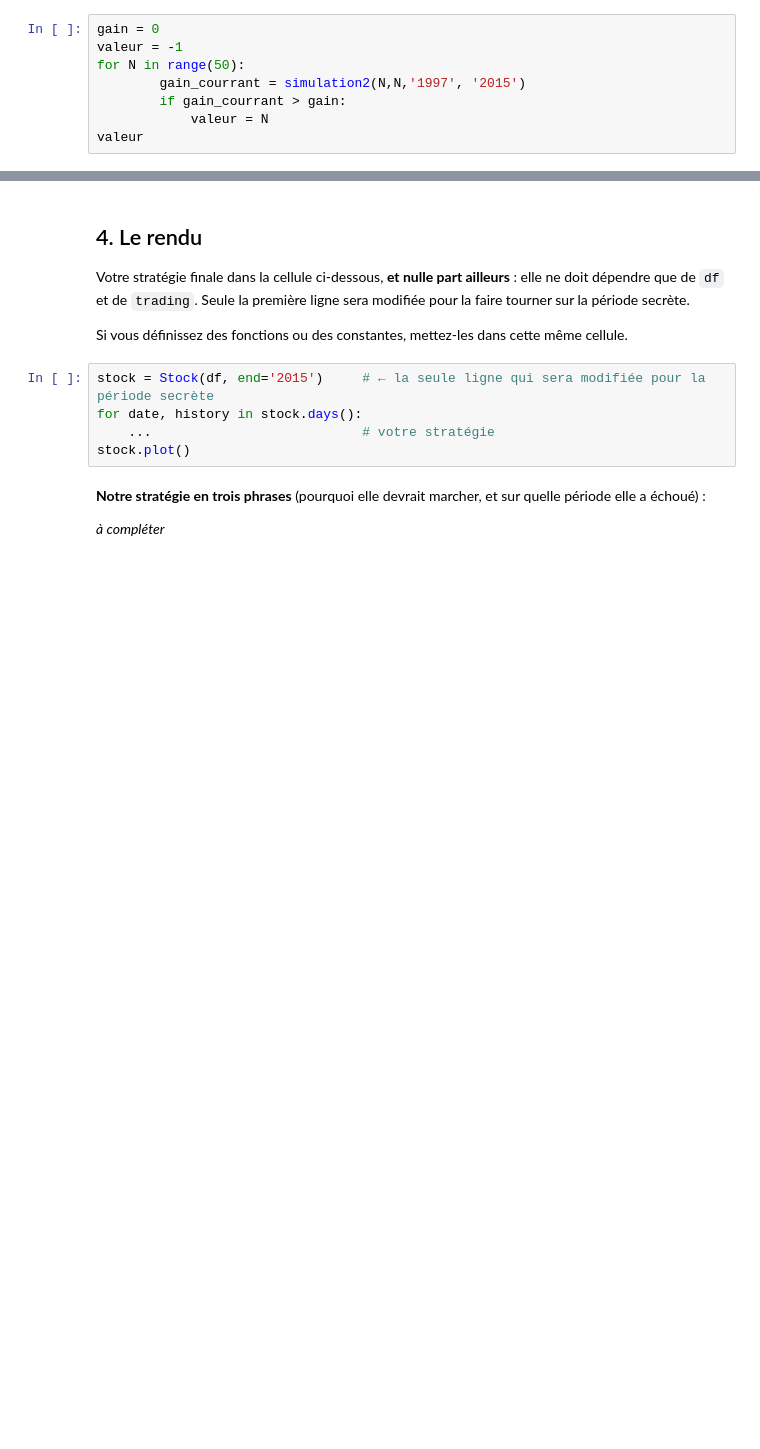
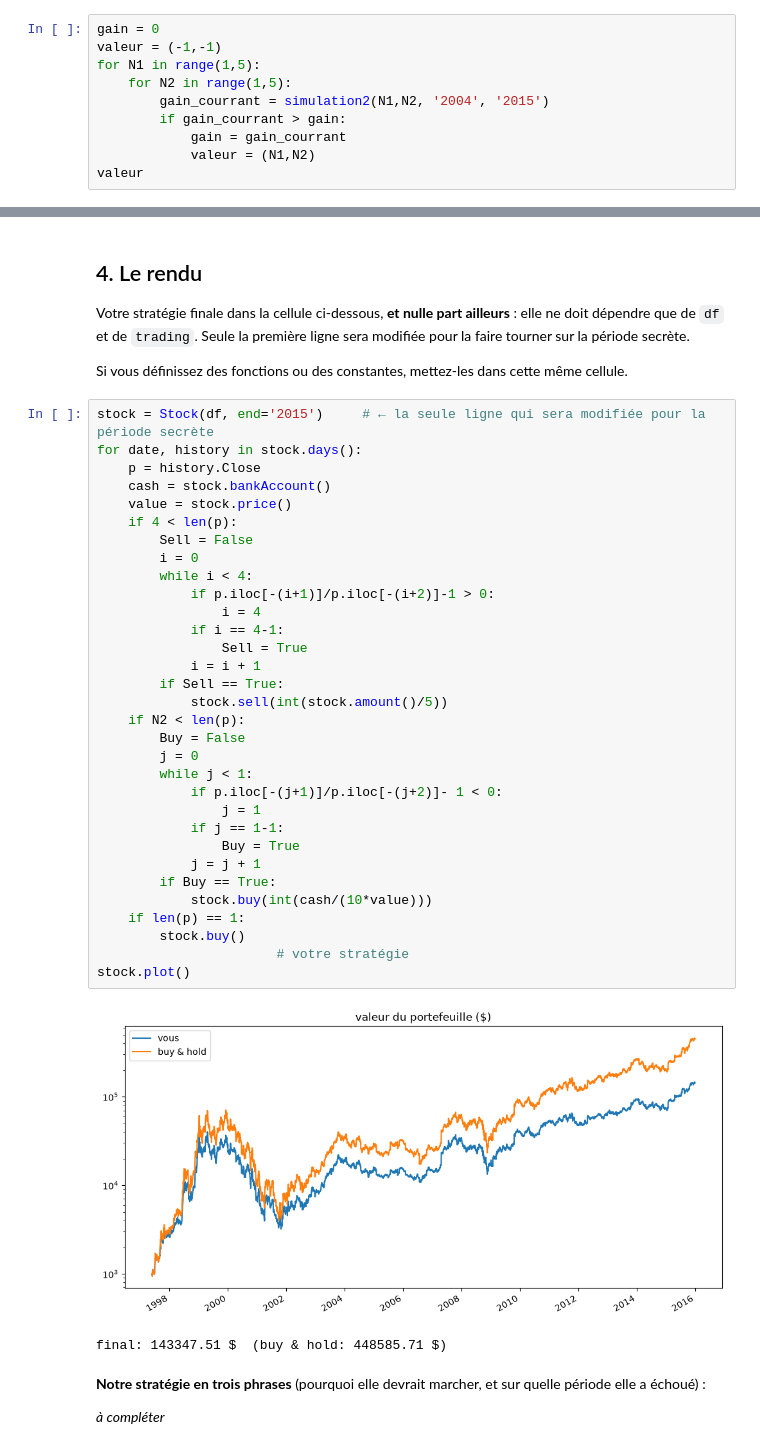
Before and after one commit to SIMVIA-lucas-sovre/projet-trading-pandas, a Jupyter notebook: groupe-7.ipynb, the cells around one changed output, grey strips where cells are left out. Saved outputs shown, nothing was run; the diff lists cells and outputs as text; blank space fills up the shorter version.

```diff
--- a/groupe-7.ipynb
+++ b/groupe-7.ipynb
@@ -416,9 +413,11 @@ final: 185820.78 $  (buy & hold: 448765.29 $)
 # %%
 gain = 0
-valeur = -1
-for N in range(50):
-        gain_courrant = simulation2(N,N,'1997', '2015')
+valeur = (-1,-1)
+for N1 in range(1,5):
+    for N2 in range(1,5):
+        gain_courrant = simulation2(N1,N2, '2004', '2015')
         if gain_courrant > gain:
-            valeur = N
+            gain = gain_courrant
+            valeur = (N1,N2)
 valeur
 # %% [output]
@@ -459,8 +434,38 @@ Si vous définissez des fonctions ou des constantes, mettez-les dans cette même
 # %%
 stock = Stock(df, end='2015')     # ← la seule ligne qui sera modifiée pour la période secrète
 for date, history in stock.days():
-    ...                           # votre stratégie
+    p = history.Close
+    cash = stock.bankAccount()
+    value = stock.price()
+    if 4 < len(p):
+        Sell = False
+        i = 0
+        while i < 4:
+            if p.iloc[-(i+1)]/p.iloc[-(i+2)]-1 > 0:
+                i = 4
+            if i == 4-1:
+                Sell = True
+            i = i + 1
+        if Sell == True:
+            stock.sell(int(stock.amount()/5))
+    if N2 < len(p):
+        Buy = False
+        j = 0
+        while j < 1:
+            if p.iloc[-(j+1)]/p.iloc[-(j+2)]- 1 < 0:
+                j = 1
+            if j == 1-1:
+                Buy = True
+            j = j + 1
+        if Buy == True:
+            stock.buy(int(cash/(10*value)))
+    if len(p) == 1:
+        stock.buy()
+                       # votre stratégie
 stock.plot()
+# %% [output]
+[figure, added]
+final: 143347.51 $  (buy & hold: 448585.71 $)
 # %% [markdown]
 **Notre stratégie en trois phrases** (pourquoi elle devrait marcher, et sur quelle période elle a échoué) :
 
```
Also changed, not shown: parts of 9 cells of this notebook.
